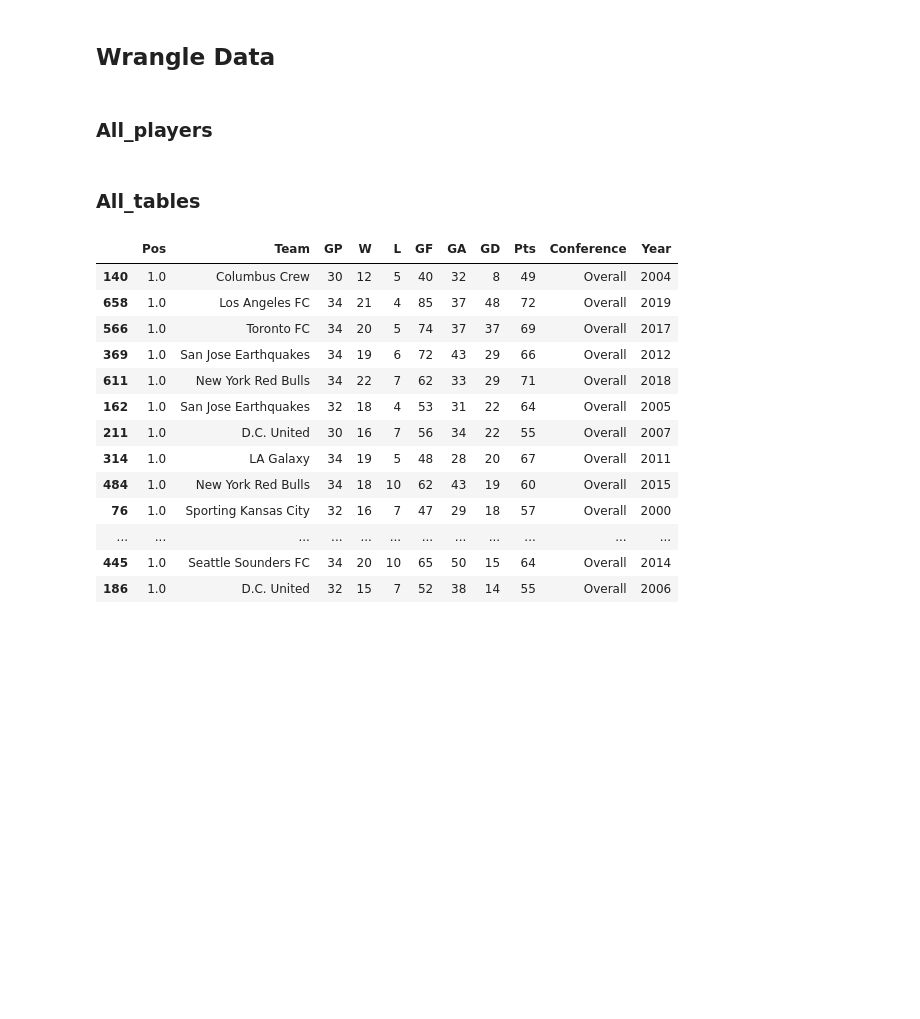
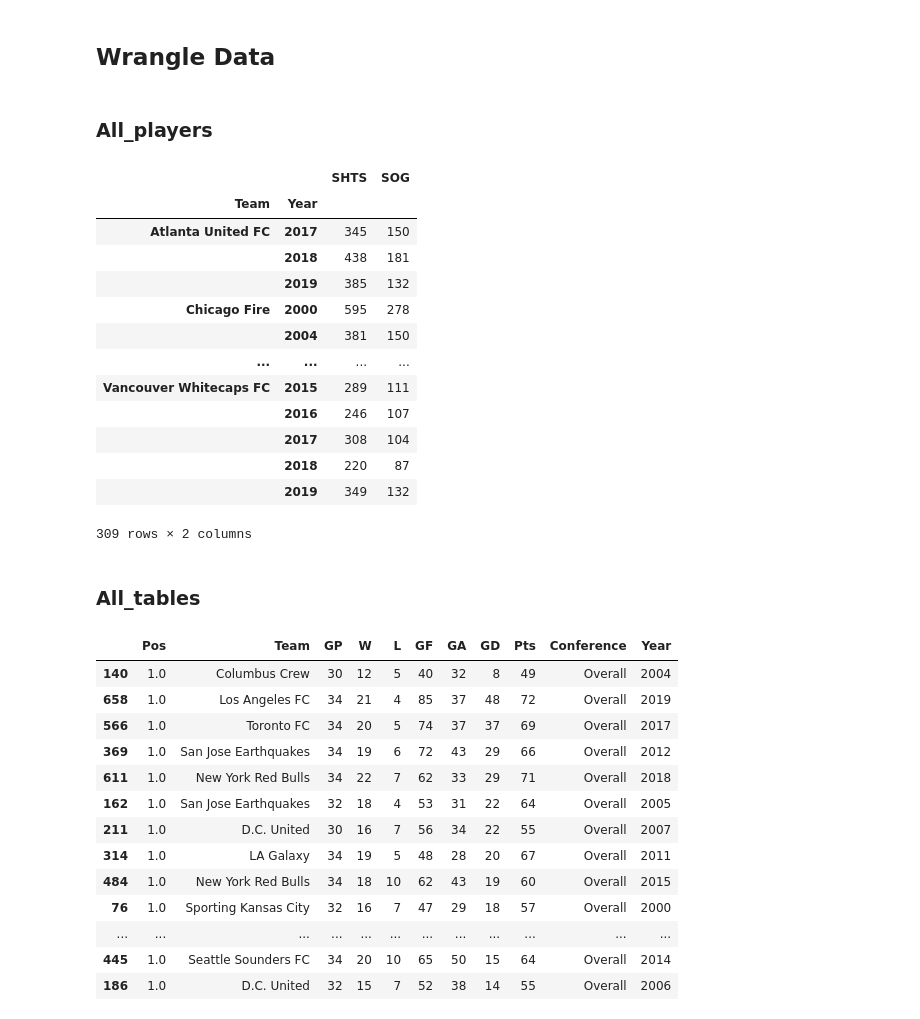
Before and after one commit to data301-2021-winter1/project-group47-project, a Jupyter notebook: notebooks/analysis1.ipynb, the cells around one changed output. Saved outputs shown, nothing was run; the diff lists cells and outputs as text; code cells hidden in the pictures; blank space fills up the shorter version.

```diff
--- a/notebooks/analysis1.ipynb
+++ b/notebooks/analysis1.ipynb
@@ -232,8 +232,24 @@ pShots_cleaned.rename(columns = {'Club':'Team'}, inplace = True)
 # %%
 df = pShots_cleaned.groupby(['Player','Year']).agg({'SHTS': 'sum', 'SOG': 'sum', 'Team':'sum'})
 df = pShots_cleaned.groupby(['Team','Year']).agg({'SHTS': 'sum', 'SOG': 'sum'})
 #drop any seasons with less than 200 goals
 df = df[df['SHTS'] > 200]
+df
+# %% [output]
+|  |  | SHTS | SOG |
+| Team | Year |  |  |
+| Atlanta United FC | 2017 | 345 | 150 |
+|  | 2018 | 438 | 181 |
+|  | 2019 | 385 | 132 |
+| Chicago Fire | 2000 | 595 | 278 |
+|  | 2004 | 381 | 150 |
+| ... | ... | ... | ... |
+| Vancouver Whitecaps FC | 2015 | 289 | 111 |
+|  | 2016 | 246 | 107 |
+|  | 2017 | 308 | 104 |
+|  | 2018 | 220 | 87 |
+|  | 2019 | 349 | 132 |
+309 rows × 2 columns
 # %% [markdown]
 ### All_tables
 # %%
```
Also changed, not shown: 1 other file.
